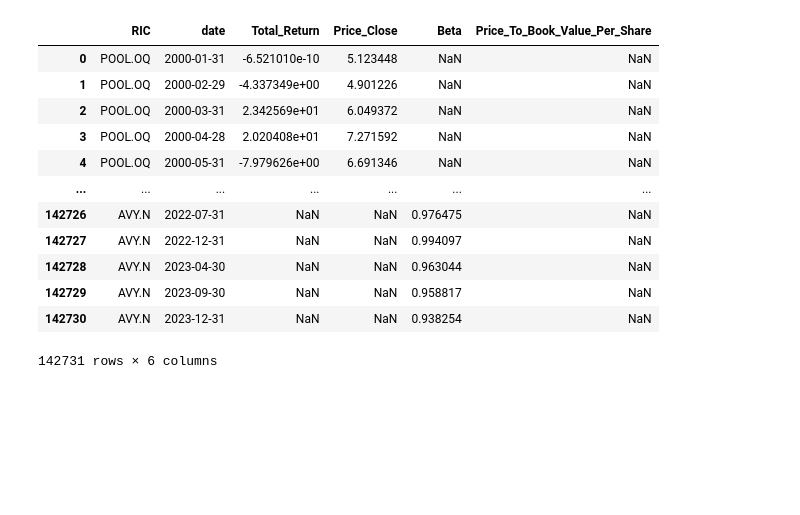
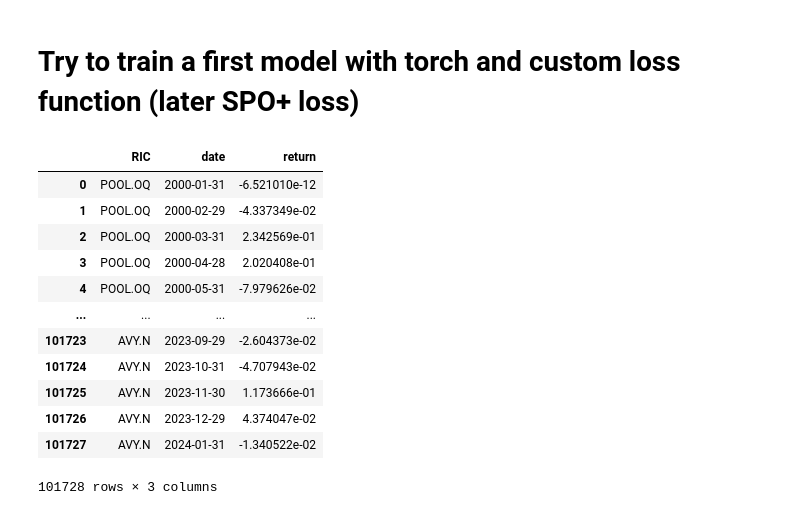
Before and after one commit to Maxiwall99/Decision-Focused-Portfolio-Optimization, a Jupyter notebook: notebooks/DFL_test.ipynb, the cells around one changed output. Drawn from its saved outputs; the diff is of its cells as text; code cells hidden in the pictures; blank space fills up the shorter version.

Commit message:
Commit DFL_test first thoughts

```diff
--- a/notebooks/DFL_test.ipynb
+++ b/notebooks/DFL_test.ipynb
@@ -15,16 +3,0 @@ df = pd.read_excel(file_path)
-# %%
-df
-# %% [output]
-|  | RIC | date | Total_Return | Price_Close | Beta | Price_To_Book_Value_Per_Share |
-| 0 | POOL.OQ | 2000-01-31 | -6.521010e-10 | 5.123448 | NaN | NaN |
-| 1 | POOL.OQ | 2000-02-29 | -4.337349e+00 | 4.901226 | NaN | NaN |
-| 2 | POOL.OQ | 2000-03-31 | 2.342569e+01 | 6.049372 | NaN | NaN |
-| 3 | POOL.OQ | 2000-04-28 | 2.020408e+01 | 7.271592 | NaN | NaN |
-| 4 | POOL.OQ | 2000-05-31 | -7.979626e+00 | 6.691346 | NaN | NaN |
-| ... | ... | ... | ... | ... | ... | ... |
-| 142726 | AVY.N | 2022-07-31 | NaN | NaN | 0.976475 | NaN |
-| 142727 | AVY.N | 2022-12-31 | NaN | NaN | 0.994097 | NaN |
-| 142728 | AVY.N | 2023-04-30 | NaN | NaN | 0.963044 | NaN |
-| 142729 | AVY.N | 2023-09-30 | NaN | NaN | 0.958817 | NaN |
-| 142730 | AVY.N | 2023-12-31 | NaN | NaN | 0.938254 | NaN |
-142731 rows × 6 columns
@@ -30,0 +26,22 @@ df
+# %% [markdown]
+# Try to train a first model with torch and custom loss function (later SPO+ loss)
+# %%
+data_path = "../data/processed/"
+
+return_data = pd.read_csv(data_path + "stationary_return_data.csv")
+# %%
+return_data
+# %% [output]
+|  | RIC | date | return |
+| 0 | POOL.OQ | 2000-01-31 | -6.521010e-12 |
+| 1 | POOL.OQ | 2000-02-29 | -4.337349e-02 |
+| 2 | POOL.OQ | 2000-03-31 | 2.342569e-01 |
+| 3 | POOL.OQ | 2000-04-28 | 2.020408e-01 |
+| 4 | POOL.OQ | 2000-05-31 | -7.979626e-02 |
+| ... | ... | ... | ... |
+| 101723 | AVY.N | 2023-09-29 | -2.604373e-02 |
+| 101724 | AVY.N | 2023-10-31 | -4.707943e-02 |
+| 101725 | AVY.N | 2023-11-30 | 1.173666e-01 |
+| 101726 | AVY.N | 2023-12-29 | 4.374047e-02 |
+| 101727 | AVY.N | 2024-01-31 | -1.340522e-02 |
+101728 rows × 3 columns
```
Also changed, not shown: parts of 14 cells of this notebook.
